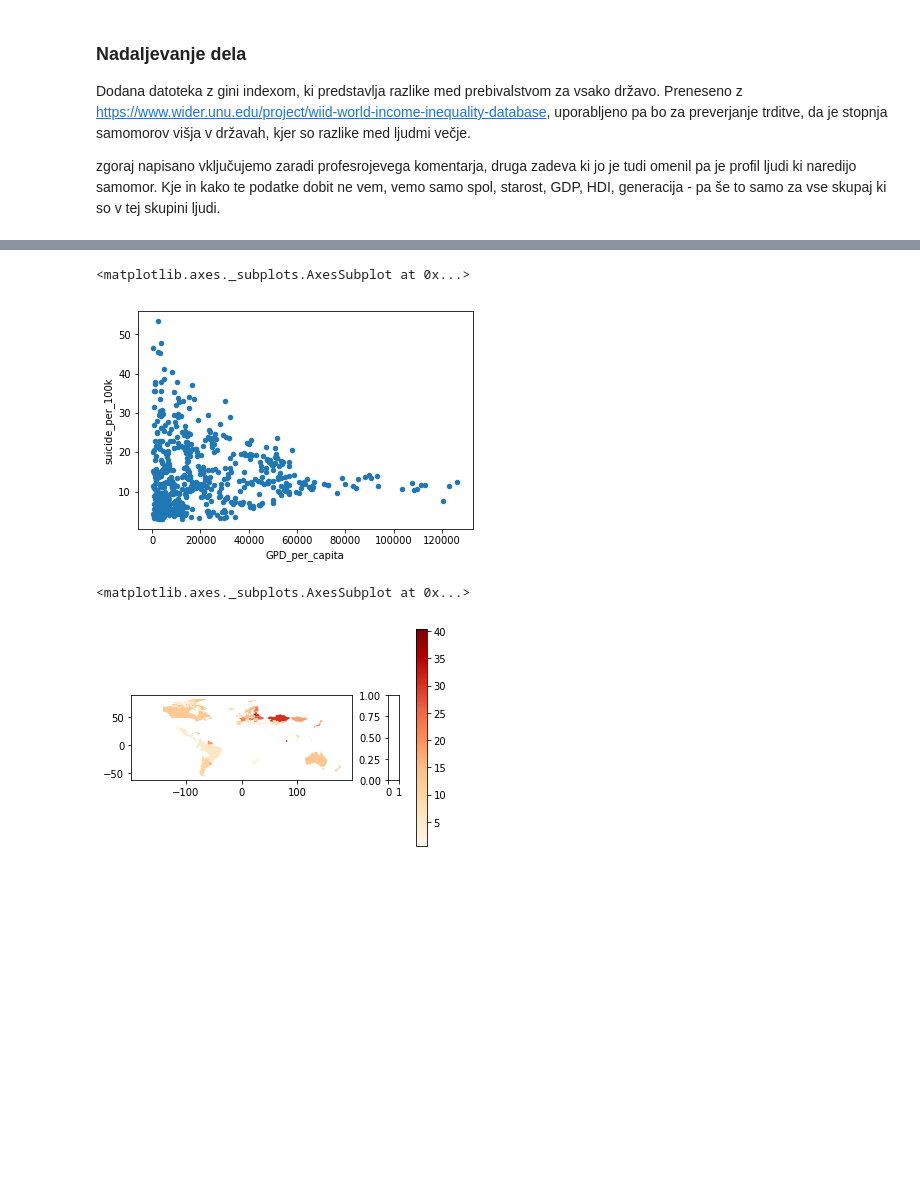
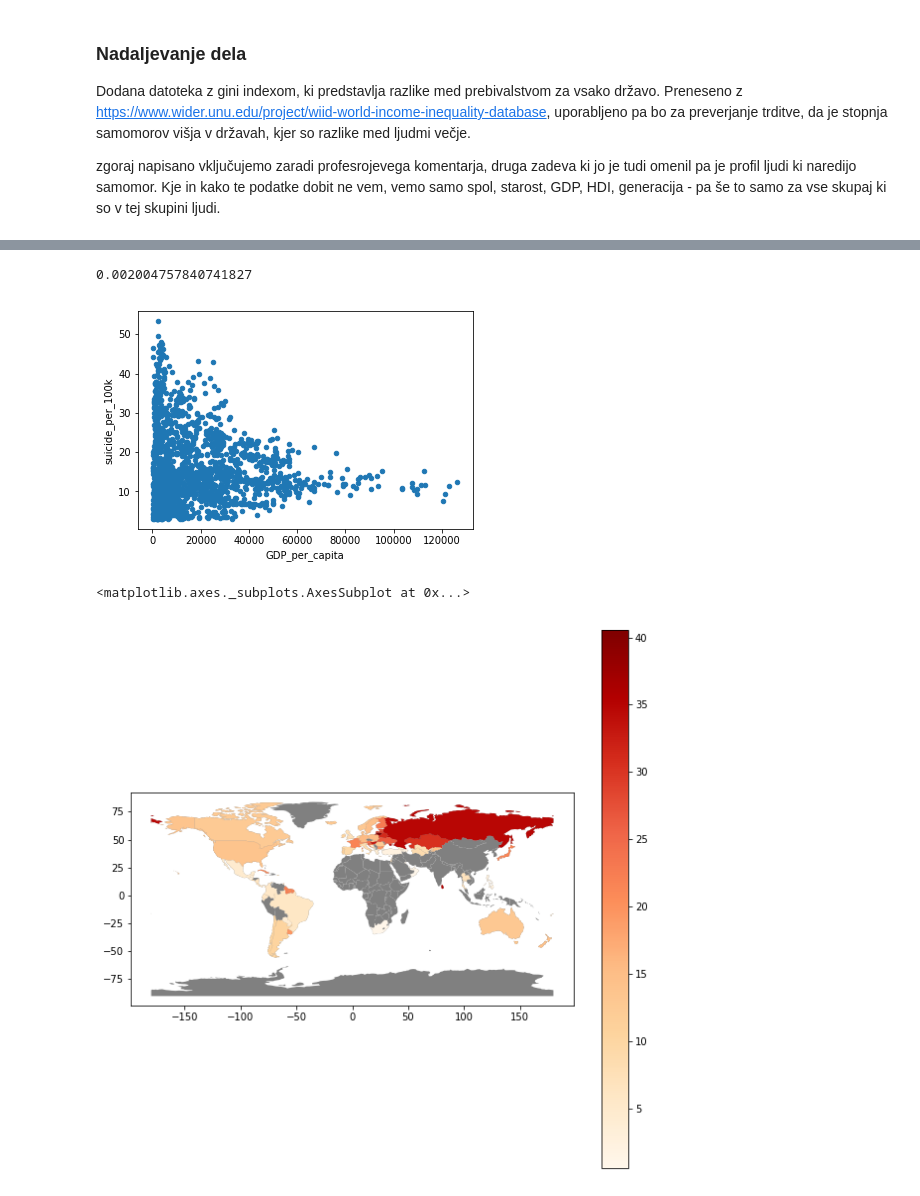
Before and after one commit to np6818/PR19NPZPTK, a Jupyter notebook: project_code.ipynb, the cells around one changed output, grey strips where cells are left out. Cells and saved outputs as stored; diff of their text form; code cells hidden in the pictures; blank space fills up the shorter version.

```diff
--- a/project_code.ipynb
+++ b/project_code.ipynb
@@ -39,7 +39,10 @@ S preprosto funkcijo smo prebrali podatke iz datoteke "master.csv", v pandas dat
 # %%
 import pandas as pd
+import seaborn as sns
 
-main = pd.read_csv('master.csv', sep=',', encoding='cp1250', header=1, names = ['country', 'year', 'sex', 'age', 'suicide_no', 'population', 'suicide_per_100k', 'country_year', 'HDI', 'GDP', 'GPD_per_capita', 'generation'])
+main = pd.read_csv('master.csv', sep=',', encoding='cp1250', header=1, names = ['country', 'year', 'sex', 'age', 'suicide_no', 'population', 'suicide_per_100k', 'country_year', 'HDI', 'GDP', 'GDP_per_capita', 'generation'])
+main = main.drop('HDI', 1)
+main = main[main.year != 2016]
 # %% [markdown]
 ### Nekaj vizualnih predstavitev
 
@@ -153,18 +166,19 @@ result.plot.scatter(x='gini_reported', y='suicide_per_100k')
 # %%
 
 df_age = main.groupby('age').mean().sort_values(by=['suicide_per_100k'], ascending=False)
-df_hdi = main.groupby('HDI').mean().sort_values(by=['suicide_per_100k'], ascending=False)
 df_generation = main.groupby('generation').mean().sort_values(by=['suicide_per_100k'], ascending=False)
 df_sex = main.groupby('sex').mean().sort_values(by=['suicide_per_100k'], ascending=False)
-df_gdp = main.groupby('GPD_per_capita', as_index=False).mean().sort_values(by=['suicide_per_100k'], ascending=False).dropna()
-df_gdp_graf = df_gdp[['GPD_per_capita','suicide_per_100k']]
+df_gdp = main.groupby('GDP_per_capita', as_index=False).mean().sort_values(by=['suicide_per_100k'], ascending=False).dropna()
+df_gdp_graf = df_gdp[['GDP_per_capita','suicide_per_100k']]
 df_gdp_graf = df_gdp_graf[df_gdp_graf.suicide_per_100k > 3]
-df_gdp_graf.plot.scatter(x='GPD_per_capita', y='suicide_per_100k')
+df_gdp_graf.plot.scatter(x='GDP_per_capita', y='suicide_per_100k')
+
+main['suicide_per_100k'].corr(main['GDP_per_capita']) #nam vrne korelacijo 0.00200475, kar pomeni da med GPDjem in verejtnostjo samomora ni korelacije.
 
 #prej je bilo ugotovljeno da je GDP ne vpliva na samomore, spodaj pa vidimo, da je stopnja samomorov višja pri nižjem GDPju
 # %% [output]
-<matplotlib.axes._subplots.AxesSubplot at 0x...>
+0.002004757840741827
-[figure, old version]
+[figure, new version]
 # %%
 import geopandas as gpd
 
@@ -176,23 +190,17 @@ gdf.columns = ['country', 'country_code', 'geometry']
 
 df_countries = main[['country','suicide_per_100k']].groupby('country').mean()
 
-merged = gdf.merge(df_countries, left_on = 'country', right_on = 'country')
 
-import json
-#Read data to json.
-merged_json = json.loads(merged.to_json())
-#Convert to String like object.
-json_data = json.dumps(merged_json)
+merged = gdf.merge(df_countries, left_on = 'country', right_on = 'country', how = 'left')
+#merged.fillna('No data', inplace = True)
+
+#merged.sort_values(by=['country'])
 # %%
 import matplotlib.pyplot as plt
 from mpl_toolkits.axes_grid1 import make_axes_locatable
 
-fig, ax = plt.subplots(1, 1)
-divider = make_axes_locatable(ax)
-
-cax = divider.append_axes("right", size="5%", pad=0.5)
-
-merged.plot(column='suicide_per_100k', cmap='OrRd', ax=ax, legend=True)
+ax = merged.plot(color="grey", figsize=(10,10))
+merged.dropna().plot(ax=ax, column="suicide_per_100k", cmap='OrRd', legend=True)
 # %% [output]
 <matplotlib.axes._subplots.AxesSubplot at 0x...>
-[figure, old version]
+[figure, new version]
```
Also changed, not shown: parts of 16 cells of this notebook, 3 other files.
